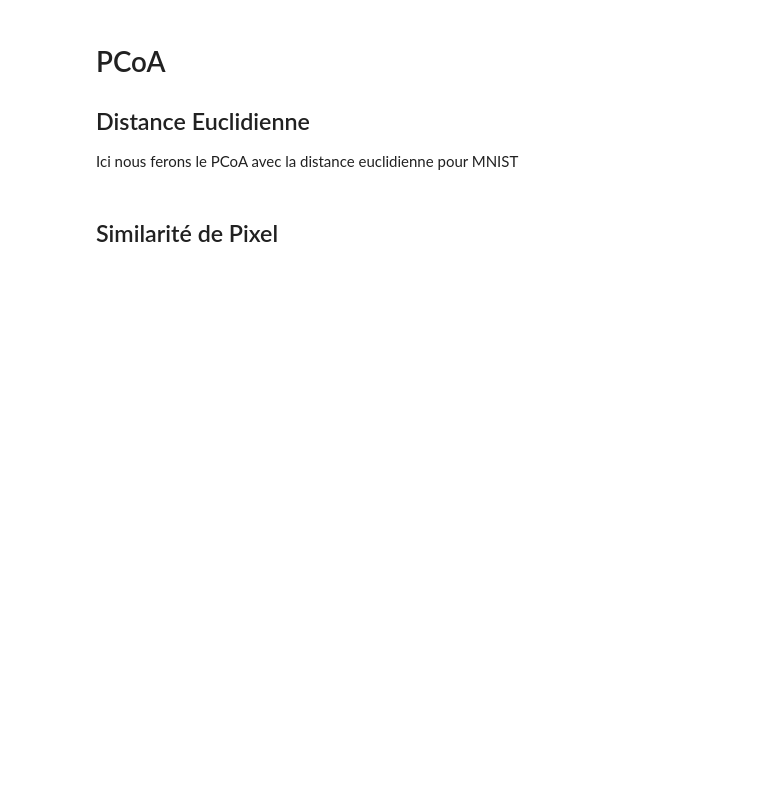
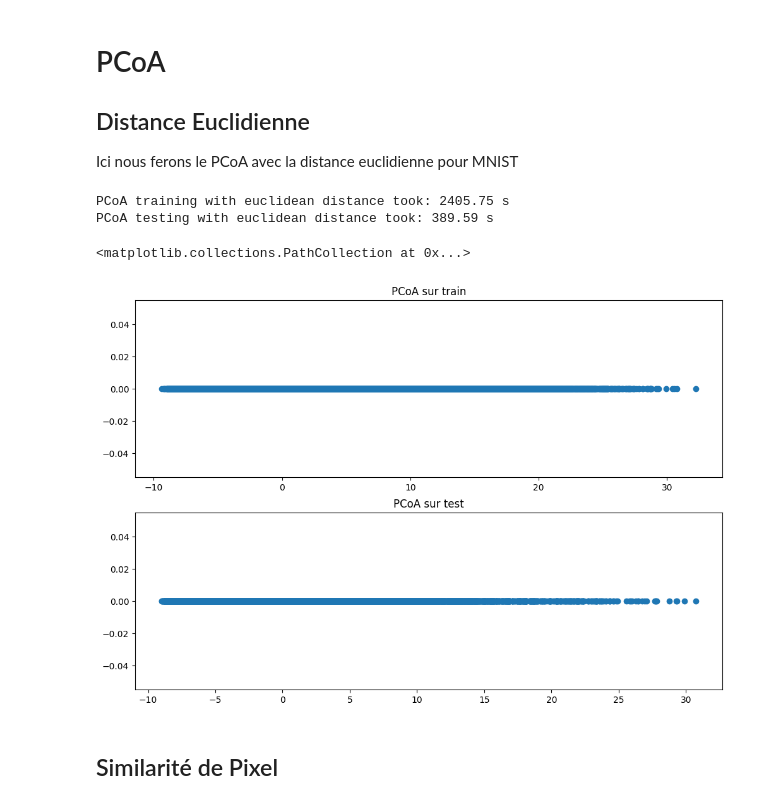
Before and after one commit to Wickkawizz/IFT-3700_TPs, a Jupyter notebook: Devoir 1/Devoir 1.ipynb, the cells around one changed output. Drawn from its saved outputs; the diff is of its cells as text; code cells hidden in the pictures; blank space fills up the shorter version.

Commit message:
Fixed isomap and pcoa

```diff
--- a/Devoir 1/Devoir 1.ipynb
+++ b/Devoir 1/Devoir 1.ipynb
@@ -322,27 +341,37 @@ Le résultat est assez évident que la similarité de pixel n'est pas du tout ca
 Ici nous ferons le PCoA avec la distance euclidienne pour MNIST
 # %%
 from time import time
+from sklearn.metrics.pairwise import euclidean_distances
 
-pcoa = KernelPCA(n_components=1, kernel='euclidean')
+pcoa = KernelPCA(n_components=1, kernel='precomputed')
 
 # Euclidean distance
 start = time()
 pcoa_euclidean_train = pcoa.fit_transform(-.5 * euclidean_distances(X_std_train) ** 2) #-.5*D**2 est crucial!!!
 print("PCoA training with euclidean distance took: %.2f s" % (time() - start))
 start = time()
-pcoa_euclidean_test = pcoa.transform(-.5 * euclidean_distances(X_std_test) ** 2) #-.5*D**2 est crucial!!!
+pcoa_euclidean_test = pcoa.transform(-.5 * euclidean_distances(X_std_test, X_std_train) ** 2) #-.5*D**2 est crucial!!!
 print("PCoA testing with euclidean distance took: %.2f s" % (time() - start))
 
 
 # Euclidean distance
 fig = plt.figure(figsize=(12, 8))
 ax = fig.add_subplot(211)
 ax.set_title('PCoA sur train')
 ax.scatter(pcoa_euclidean_train, np.zeros_like(pcoa_euclidean_train))
 
 ax = fig.add_subplot(212)
 ax.set_title('PCoA sur test')
 ax.scatter(pcoa_euclidean_test, np.zeros_like(pcoa_euclidean_test))
+#PCoA training with euclidean distance took: 5392.98 s
+
+#PCoA training with euclidean distance took: 2405.75 s
+#PCoA testing with euclidean distance took: 389.59 s
+# %% [output]
+PCoA training with euclidean distance took: 2405.75 s
+PCoA testing with euclidean distance took: 389.59 s
+<matplotlib.collections.PathCollection at 0x...>
+[figure, added]
 # %% [markdown]
 ## Similarité de Pixel
 # %%
```
Also changed, not shown: parts of 13 cells of this notebook.
